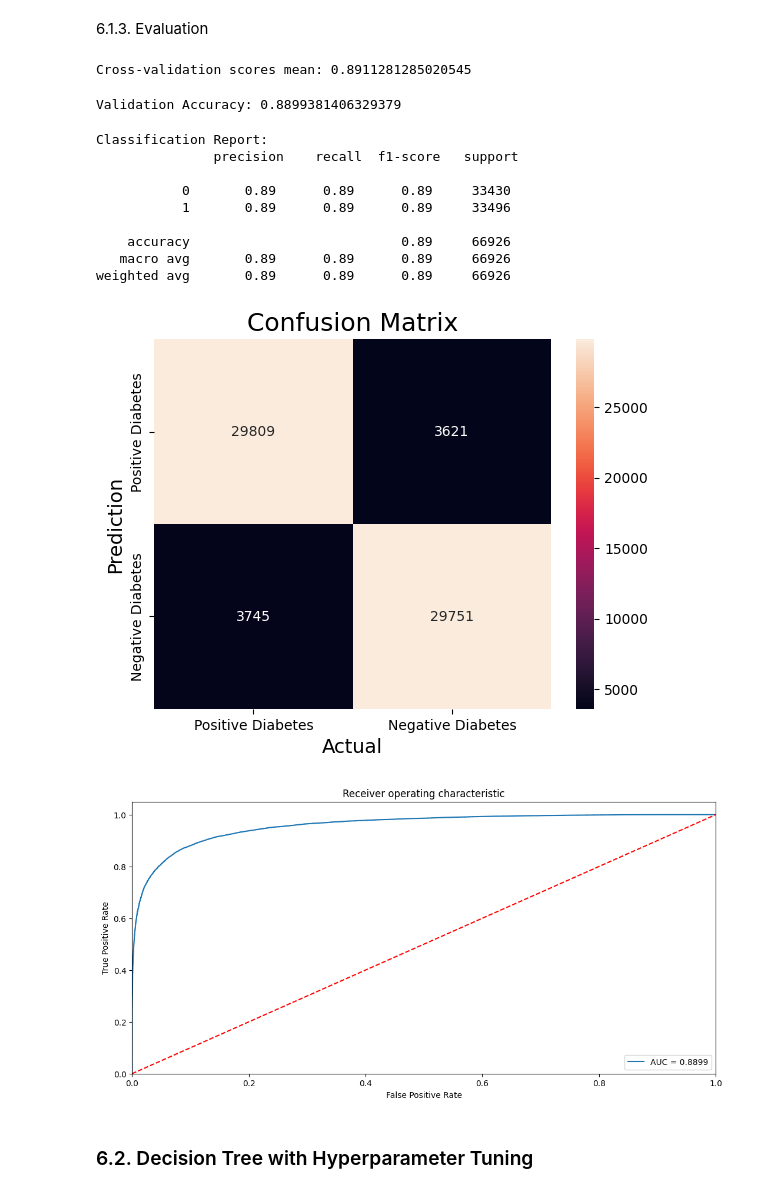
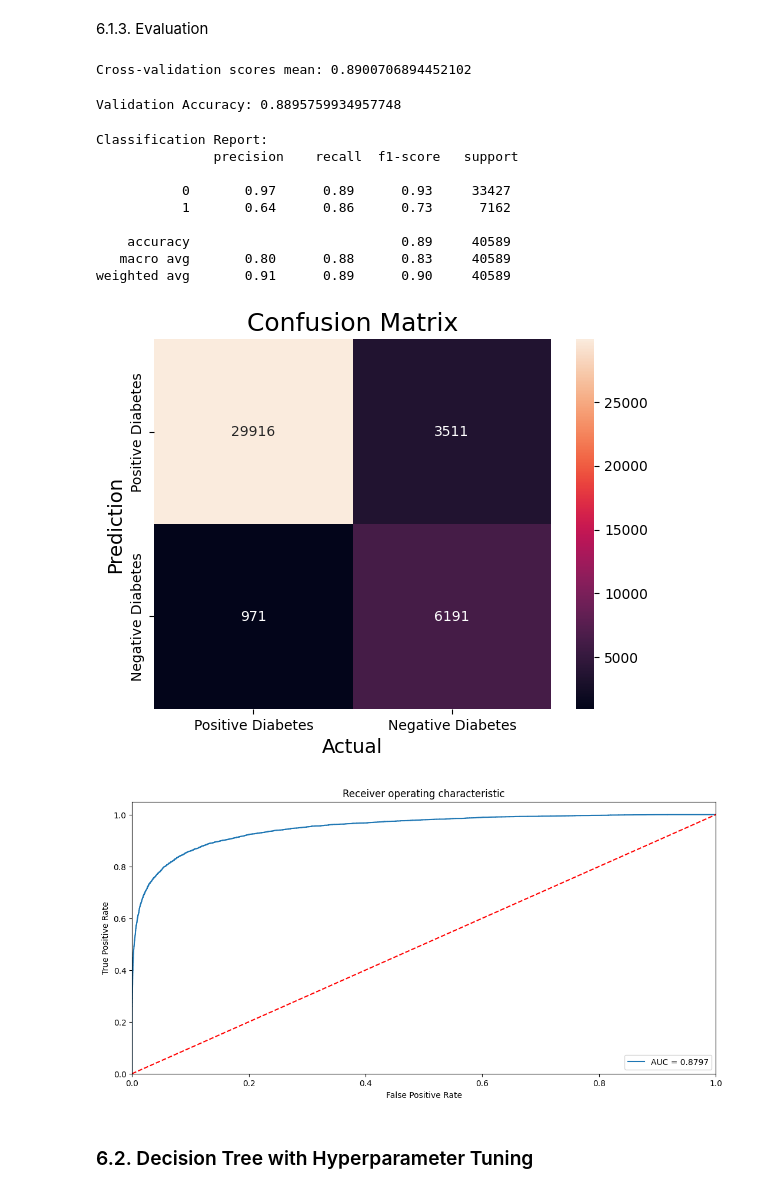
Before and after one commit to dealoux/COSC2753-a1, a Jupyter notebook: code/COSC2753_A1_s4000577.ipynb, the cells around one changed output. Drawn from its saved outputs; the diff is of its cells as text; code cells hidden in the pictures.

```diff
--- a/code/COSC2753_A1_s4000577.ipynb
+++ b/code/COSC2753_A1_s4000577.ipynb
@@ -412,3 +393,19 @@ x_train, x_test, y_train, y_test = train_test_split(x_train_sm, y_train_sm, test
+# %%
+# train and test oringal data
+x_train_original, x_test_original, y_train_original, y_test_original = train_test_split(
+  train_df.drop(columns=['Status']),
+  train_df['Status'],
+  test_size=0.2,
+  random_state=42
+)
+
+scaler = StandardScaler()
+x_train_scaled = scaler.fit_transform(x_train_original)
+
+# SMOTE Oversampling
+sm = SMOTE()
+x_train, y_train = sm.fit_resample(x_train_scaled, y_train_original) # resampled train data
+x_test = scaler.transform(x_test_original) # scaled test data
 # %% [markdown]
 ## 6. Models
 # %% [markdown]
@@ -469,31 +466,31 @@ y_pred_log_reg, y_pred_prob_log_reg = train_and_predict(model_log_reg, x_train,
 # %%
 metric_cross_val_score(model_log_reg, x_train, y_train)
 # %% [output]
-Cross-validation scores mean: 0.8911281285020545
+Cross-validation scores mean: 0.8900706894452102
 # %%
-metric_accuracy(y_test, y_pred_log_reg)
+metric_accuracy(y_test_original, y_pred_log_reg)
 # %% [output]
-Validation Accuracy: 0.8899381406329379
+Validation Accuracy: 0.8895759934957748
 # %%
-metric_classification_report(y_test, y_pred_log_reg)
+metric_classification_report(y_test_original, y_pred_log_reg)
 # %% [output]
 Classification Report:
                precision    recall  f1-score   support
 
-           0       0.89      0.89      0.89     33430
-           1       0.89      0.89      0.89     33496
+           0       0.97      0.89      0.93     33427
+           1       0.64      0.86      0.73      7162
 
-    accuracy                           0.89     66926
-   macro avg       0.89      0.89      0.89     66926
-weighted avg       0.89      0.89      0.89     66926
+    accuracy                           0.89     40589
+   macro avg       0.80      0.88      0.83     40589
+weighted avg       0.91      0.89      0.90     40589
 # %%
-metric_confusion_matrix(y_test, y_pred_log_reg)
+metric_confusion_matrix(y_test_original, y_pred_log_reg)
 # %% [output]
-[figure, old version]
+[figure, new version]
 # %%
-metric_roc(y_pred_log_reg, y_pred_prob_log_reg, y_test)
+metric_roc(y_pred_log_reg, y_pred_prob_log_reg, y_test_original)
 # %% [output]
-[figure, old version]
+[figure, new version]
 # %% [markdown]
 ### 6.2. Decision Tree with Hyperparameter Tuning
 # %% [markdown]
```
Also changed, not shown: parts of 22 cells of this notebook, 3 other files.
